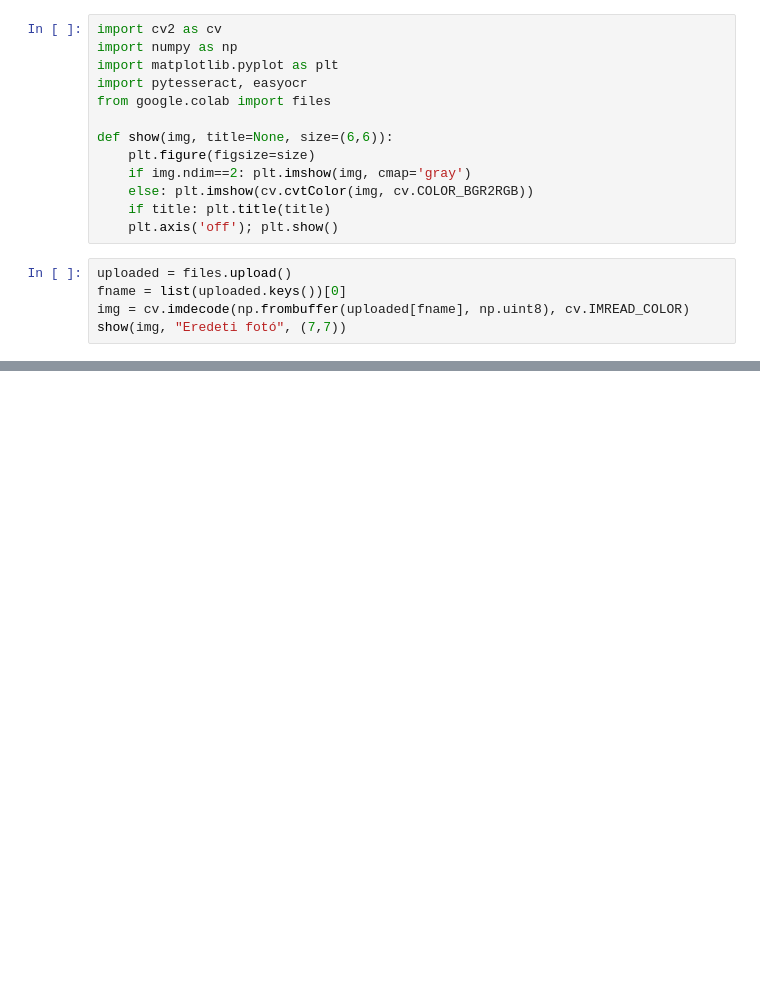
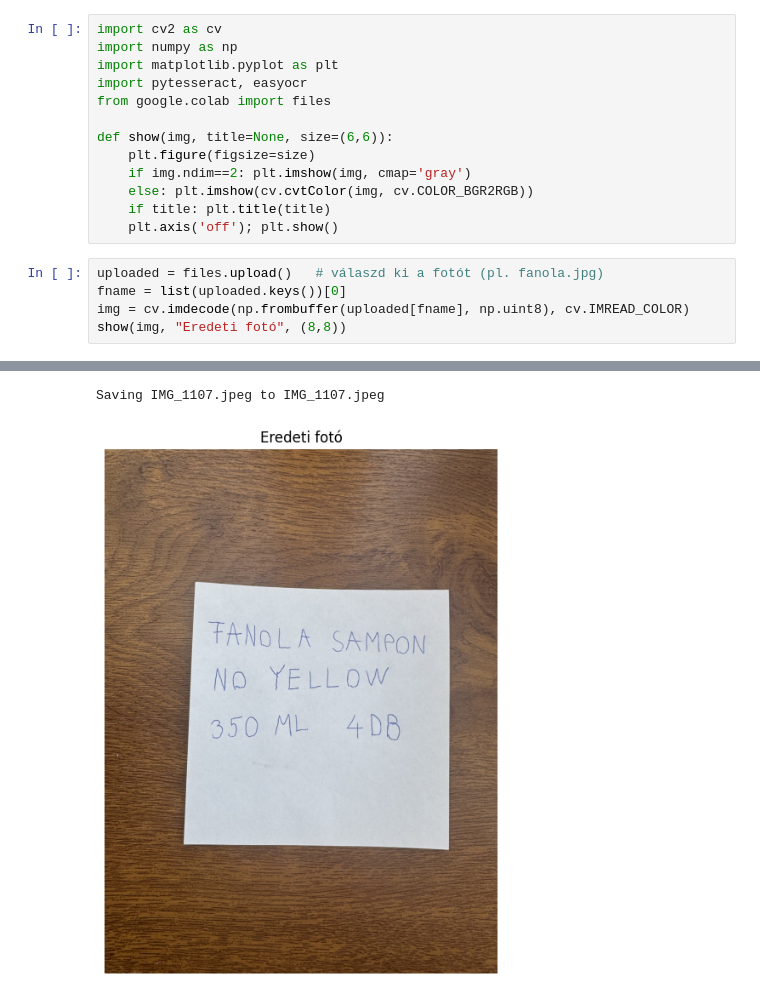
Before and after one commit to Raiden900/kepfeldolgozas-beadando-2025, a Jupyter notebook: Kepfeldolgozas_beadando.ipynb, the cells around one changed output, grey strips where cells are left out. Drawn from its saved outputs; the diff is of its cells as text; blank space fills up the shorter version.

```diff
--- a/Kepfeldolgozas_beadando.ipynb
+++ b/Kepfeldolgozas_beadando.ipynb
@@ -16,7 +18,8 @@ def show(img, title=None, size=(6,6)):
     if title: plt.title(title)
     plt.axis('off'); plt.show()
 # %%
-uploaded = files.upload()
+uploaded = files.upload()   # válaszd ki a fotót (pl. fanola.jpg)
 fname = list(uploaded.keys())[0]
 img = cv.imdecode(np.frombuffer(uploaded[fname], np.uint8), cv.IMREAD_COLOR)
-show(img, "Eredeti fotó", (7,7))
+show(img, "Eredeti fotó", (8,8))
+# %% [output]
@@ -23,3 +27,5 @@ show(img, "Eredeti fotó", (7,7))
+Saving IMG_1107.jpeg to IMG_1107.jpeg
+[figure, added]
 # %%
 def largest_quad_contour(binary):
     cnts,_ = cv.findContours(binary, cv.RETR_EXTERNAL, cv.CHAIN_APPROX_SIMPLE)
```
Also changed, not shown: parts of 7 cells of this notebook.
